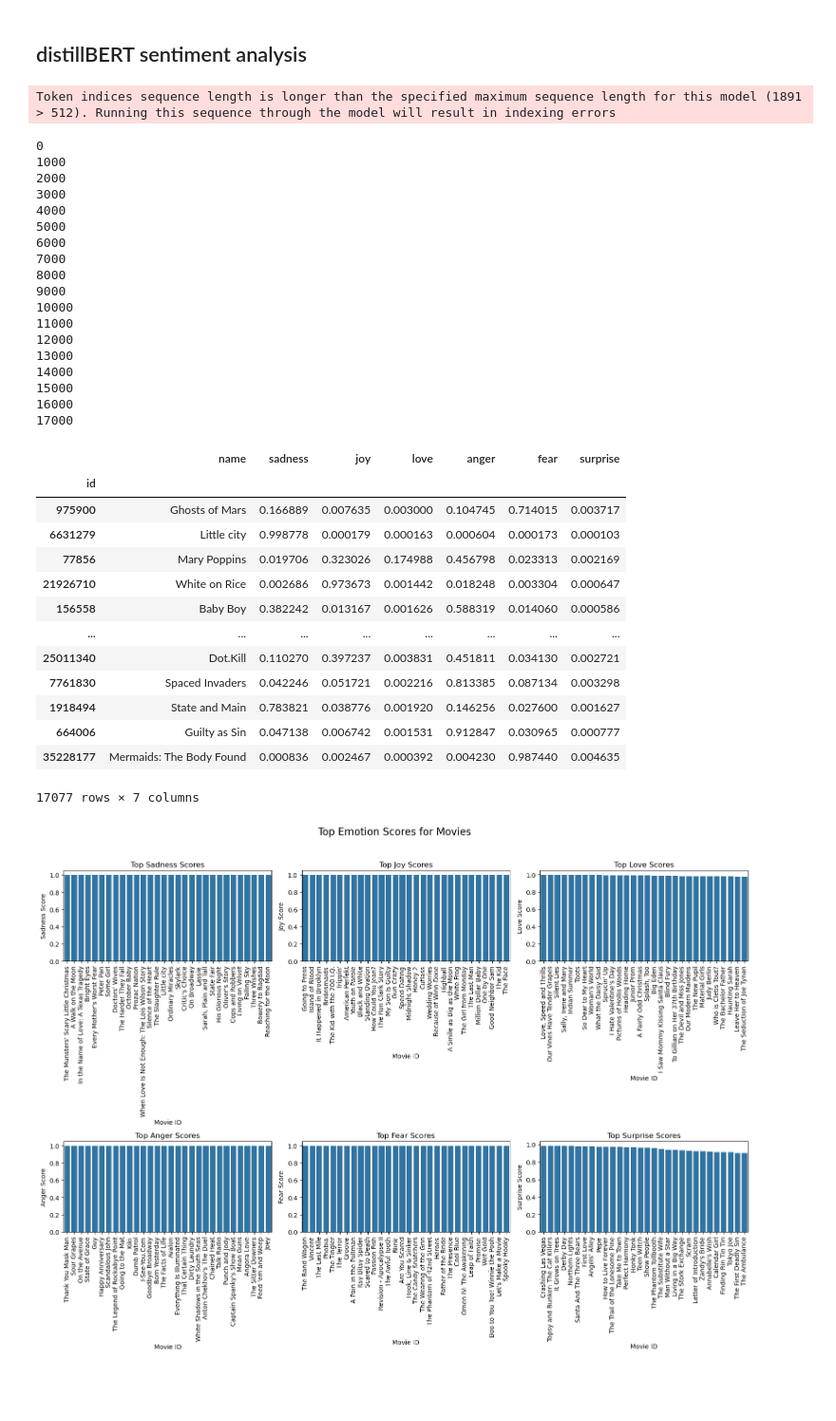
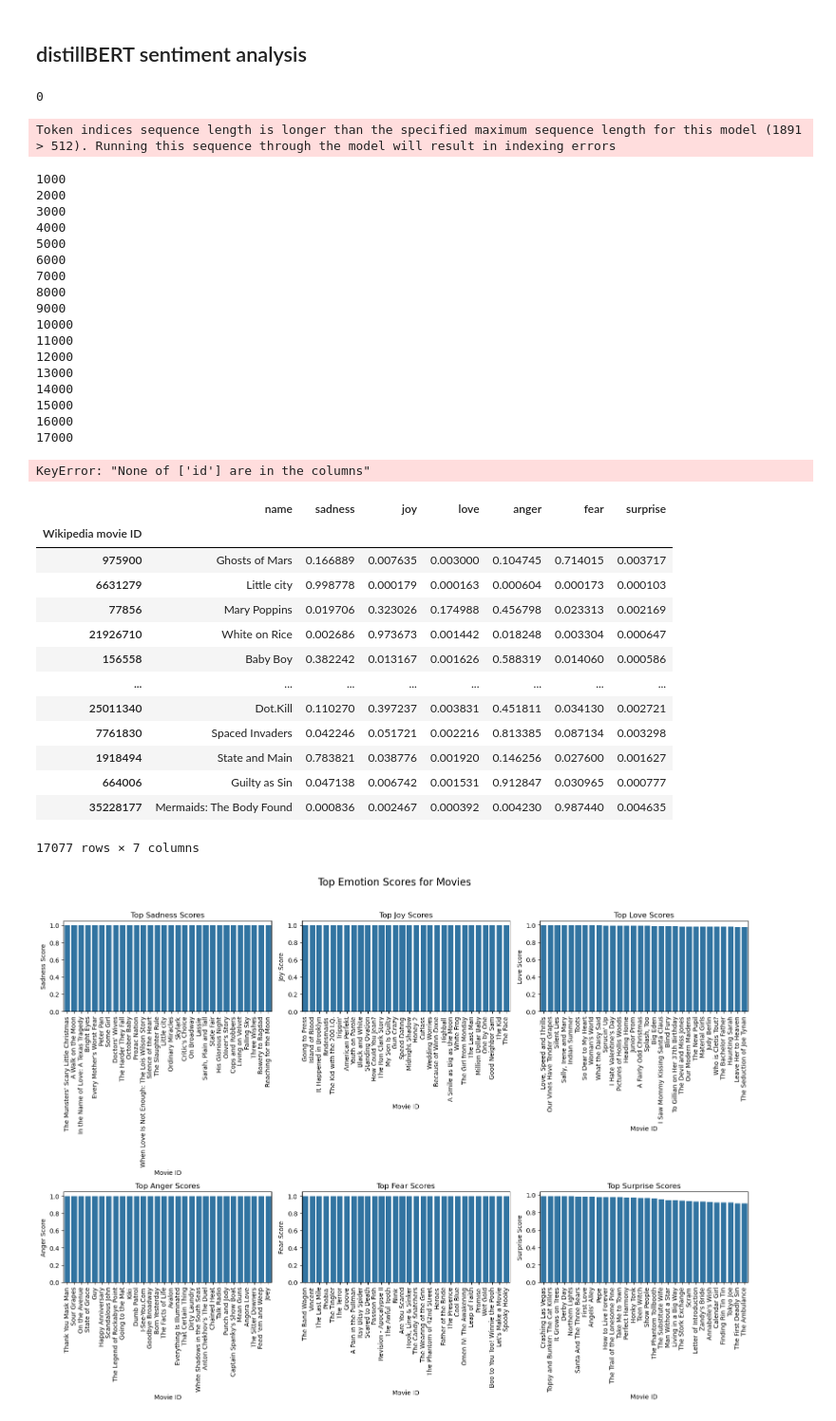
Before and after one commit to epfl-ada/ada-2024-project-alligatorsdontapologize24, a Jupyter notebook: src/script/Sentiment_analysis.ipynb, the cells around one changed output. Shown at 95% size. Cells and saved outputs as stored; diff of their text form; code cells hidden in the pictures; blank space fills up the shorter version.

```diff
--- a/src/script/Sentiment_analysis.ipynb
+++ b/src/script/Sentiment_analysis.ipynb
@@ -67,7 +64,7 @@ for index,row in MovieData.iterrows():
     result = detector.analyze_violence(row["Plot"])
 
     sentiment_data.append({
-            "id": index,
+            "Wikipedia movie ID": index,
             "name" : row["Movie name"],
             "sadness": result[0],
             "joy": result[1],
@@ -79,43 +76,45 @@ for index,row in MovieData.iterrows():
     i += 1
 
 Sentiment = pd.DataFrame(sentiment_data)
-Sentiment.set_index('id', inplace=True)
-
-Sentiment
 # %% [output]
-Token indices sequence length is longer than the specified maximum sequence length for this model (1891 > 512). Running this sequence through the model will result in indexing errors
+0
-0
-1000
-2000
-3000
-4000
-5000
-6000
-7000
-8000
-9000
-10000
-11000
-12000
-13000
-14000
-15000
-16000
-17000
+Token indices sequence length is longer than the specified maximum sequence length for this model (1891 > 512). Running this sequence through the model will result in indexing errors
-|  | name | sadness | joy | love | anger | fear | surprise |
-| id |  |  |  |  |  |  |  |
-| 975900 | Ghosts of Mars | 0.166889 | 0.007635 | 0.003000 | 0.104745 | 0.714015 | 0.003717 |
-| 6631279 | Little city | 0.998778 | 0.000179 | 0.000163 | 0.000604 | 0.000173 | 0.000103 |
-| 77856 | Mary Poppins | 0.019706 | 0.323026 | 0.174988 | 0.456798 | 0.023313 | 0.002169 |
-| 21926710 | White on Rice | 0.002686 | 0.973673 | 0.001442 | 0.018248 | 0.003304 | 0.000647 |
-| 156558 | Baby Boy | 0.382242 | 0.013167 | 0.001626 | 0.588319 | 0.014060 | 0.000586 |
-| ... | ... | ... | ... | ... | ... | ... | ... |
-| 25011340 | Dot.Kill | 0.110270 | 0.397237 | 0.003831 | 0.451811 | 0.034130 | 0.002721 |
-| 7761830 | Spaced Invaders | 0.042246 | 0.051721 | 0.002216 | 0.813385 | 0.087134 | 0.003298 |
-| 1918494 | State and Main | 0.783821 | 0.038776 | 0.001920 | 0.146256 | 0.027600 | 0.001627 |
-| 664006 | Guilty as Sin | 0.047138 | 0.006742 | 0.001531 | 0.912847 | 0.030965 | 0.000777 |
-| 35228177 | Mermaids: The Body Found | 0.000836 | 0.002467 | 0.000392 | 0.004230 | 0.987440 | 0.004635 |
-17077 rows × 7 columns
+1000
+2000
+3000
+4000
+5000
+6000
+7000
+8000
+9000
+10000
+11000
+12000
+13000
+14000
+15000
+16000
+17000
+KeyError: "None of ['id'] are in the columns"
+# %%
+Sentiment =Sentiment.set_index("Wikipedia movie ID")
+Sentiment
+# %% [output]
+|  | name | sadness | joy | love | anger | fear | surprise |
+| Wikipedia movie ID |  |  |  |  |  |  |  |
+| 975900 | Ghosts of Mars | 0.166889 | 0.007635 | 0.003000 | 0.104745 | 0.714015 | 0.003717 |
+| 6631279 | Little city | 0.998778 | 0.000179 | 0.000163 | 0.000604 | 0.000173 | 0.000103 |
+| 77856 | Mary Poppins | 0.019706 | 0.323026 | 0.174988 | 0.456798 | 0.023313 | 0.002169 |
+| 21926710 | White on Rice | 0.002686 | 0.973673 | 0.001442 | 0.018248 | 0.003304 | 0.000647 |
+| 156558 | Baby Boy | 0.382242 | 0.013167 | 0.001626 | 0.588319 | 0.014060 | 0.000586 |
+| ... | ... | ... | ... | ... | ... | ... | ... |
+| 25011340 | Dot.Kill | 0.110270 | 0.397237 | 0.003831 | 0.451811 | 0.034130 | 0.002721 |
+| 7761830 | Spaced Invaders | 0.042246 | 0.051721 | 0.002216 | 0.813385 | 0.087134 | 0.003298 |
+| 1918494 | State and Main | 0.783821 | 0.038776 | 0.001920 | 0.146256 | 0.027600 | 0.001627 |
+| 664006 | Guilty as Sin | 0.047138 | 0.006742 | 0.001531 | 0.912847 | 0.030965 | 0.000777 |
+| 35228177 | Mermaids: The Body Found | 0.000836 | 0.002467 | 0.000392 | 0.004230 | 0.987440 | 0.004635 |
+17077 rows × 7 columns
 # %%
 # save the result
 Sentiment.to_csv(clean + "/sentiment.csv")
```
Also changed, not shown: parts of 1 cell of this notebook, 4 other files.
